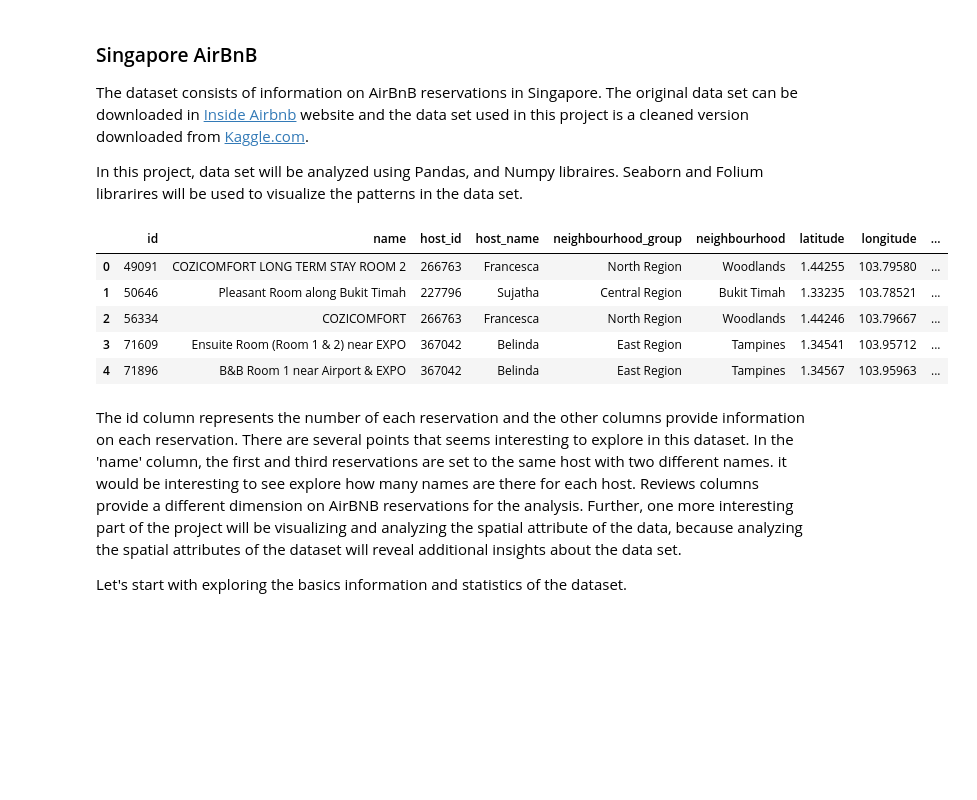
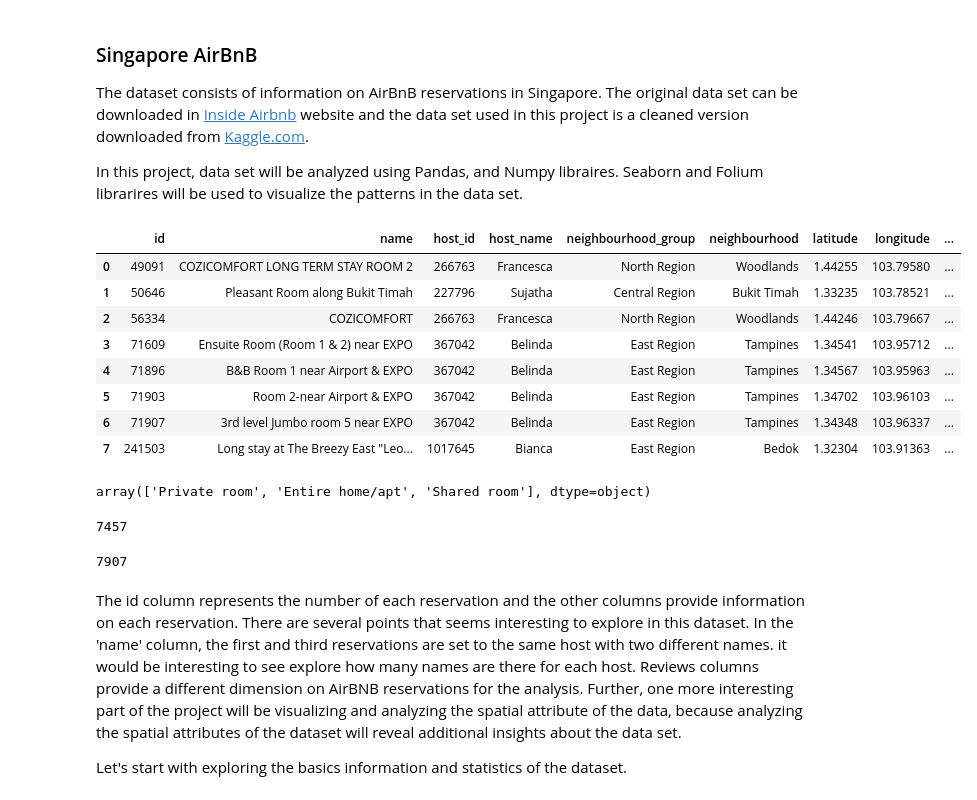
Before and after one commit to tharina11/Exploratory-Data-Analysis-Singapore-AirBNB, a Jupyter notebook: AirBnB_EDA.ipynb, the cells around one changed output. Drawn from its saved outputs; the diff is of its cells as text; code cells hidden in the pictures; blank space fills up the shorter version.

```diff
--- a/AirBnB_EDA.ipynb
+++ b/AirBnB_EDA.ipynb
@@ -17,14 +18,30 @@ from folium.plugins import HeatMap
 data = pd.read_csv('listings.csv')
 # %%
 # First five columns of the dataset
-data.head()
+data.head(8)
 # %% [output]
 |  | id | name | host_id | host_name | neighbourhood_group | neighbourhood | latitude | longitude | ... |
 | 0 | 49091 | COZICOMFORT LONG TERM STAY ROOM 2 | 266763 | Francesca | North Region | Woodlands | 1.44255 | 103.79580 | ... |
 | 1 | 50646 | Pleasant Room along Bukit Timah | 227796 | Sujatha | Central Region | Bukit Timah | 1.33235 | 103.78521 | ... |
 | 2 | 56334 | COZICOMFORT | 266763 | Francesca | North Region | Woodlands | 1.44246 | 103.79667 | ... |
 | 3 | 71609 | Ensuite Room (Room 1 & 2) near EXPO | 367042 | Belinda | East Region | Tampines | 1.34541 | 103.95712 | ... |
 | 4 | 71896 | B&B Room 1 near Airport & EXPO | 367042 | Belinda | East Region | Tampines | 1.34567 | 103.95963 | ... |
+| 5 | 71903 | Room 2-near Airport & EXPO | 367042 | Belinda | East Region | Tampines | 1.34702 | 103.96103 | ... |
+| 6 | 71907 | 3rd level Jumbo room 5 near EXPO | 367042 | Belinda | East Region | Tampines | 1.34348 | 103.96337 | ... |
+| 7 | 241503 | Long stay at The Breezy East "Leo... | 1017645 | Bianca | East Region | Bedok | 1.32304 | 103.91363 | ... |
+# %%
+data.room_type.unique()
+# %% [output]
+array(['Private room', 'Entire home/apt', 'Shared room'], dtype=object)
+# %%
+data.name.nunique()
+# %% [output]
+7457
+# %%
+# Check whether are there any duplicate ids
+data.id.nunique()
+# %% [output]
+7907
 # %% [markdown]
 The id column represents the number of each reservation and the other columns provide information on each reservation. There are several points that seems interesting to explore in this dataset. In the 'name' column, the first and third reservations are set to the same host with two different names. it would be interesting to see explore how many names are there for each host. Reviews columns provide a different dimension on AirBNB reservations for the analysis. Further, one more interesting part of the project will be visualizing and analyzing the spatial attribute of the data, because analyzing the spatial attributes of the dataset will reveal additional insights about the data set.
 
```
Also changed, not shown: parts of 6 cells of this notebook.
